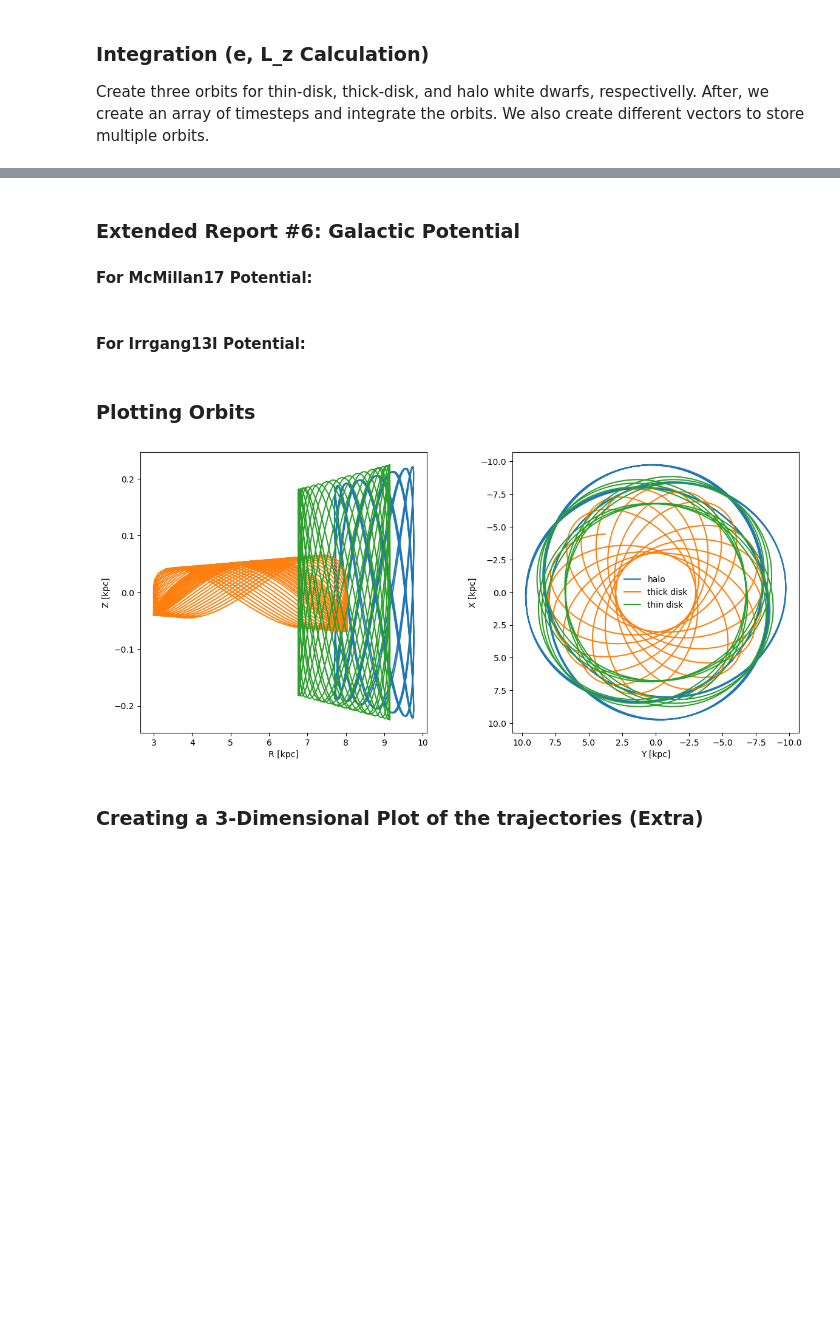
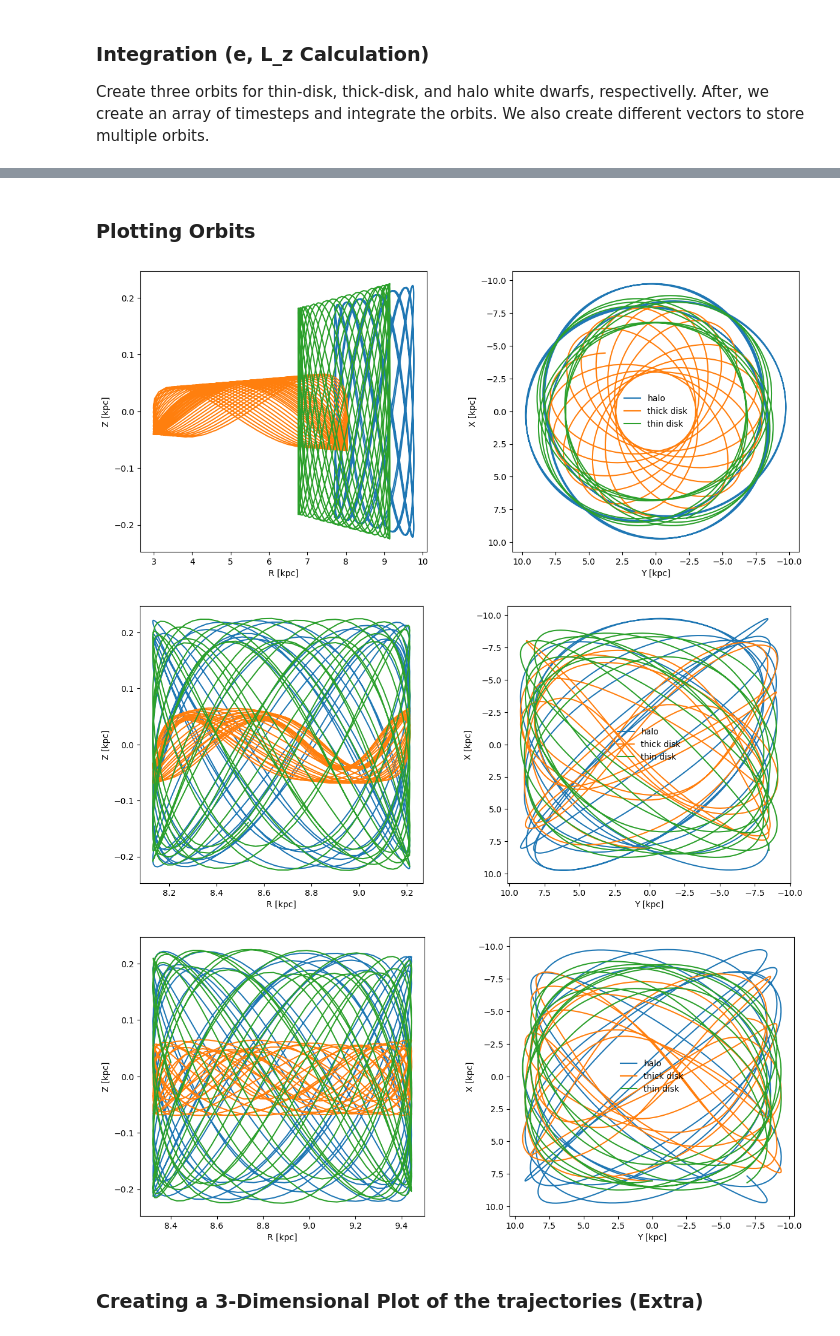
Before and after one commit to CherryWookie/Astrophysics-code, a Jupyter notebook: report2/final_simulation.ipynb, the cells around one changed output, grey strips where cells are left out. Saved outputs shown, nothing was run; the diff lists cells and outputs as text; code cells hidden in the pictures; blank space fills up the shorter version.

```diff
--- a/report2/final_simulation.ipynb
+++ b/report2/final_simulation.ipynb
@@ -172,3 +192,0 @@ e =  0.11792901173619037 Lz =  1880.3006740306503 km kpc / s
-# %% [markdown]
-### Extended Report #6: Galactic Potential
-#### For McMillan17 Potential:
@@ -233,2 +192,0 @@ e =  0.11792901173619037 Lz =  1880.3006740306503 km kpc / s
-# %% [markdown]
-#### For Irrgang13I Potential:
@@ -296,36 +193,80 @@ e =  0.11792901173619037 Lz =  1880.3006740306503 km kpc / s
 # %% [markdown]
 ### Plotting Orbits
 # %%
-# Plotting orbits
+# Plotting orbits MWPotential
+
 fig = pl.figure(figsize=(14,6))
 fig.subplots_adjust(wspace=0.3)
+
 ax1 = fig.add_subplot(121)
-
 ax1.plot(o_halo.R(ts,quantity=True),o_halo.z(ts,quantity=True))
 ax1.plot(o_thick.R(ts,quantity=True),o_thick.z(ts,quantity=True))
 ax1.plot(o_thin.R(ts,quantity=True),o_thin.z(ts,quantity=True))
-
-
 ax1.set_xlabel('R [kpc]')
 ax1.set_ylabel('Z [kpc]')
 
-
 ax2 = fig.add_subplot(122)
-
 ax2.plot(o_halo.y(ts,quantity=True),o_halo.x(ts,quantity=True), label='halo')
 ax2.plot(o_thick.y(ts,quantity=True),o_thick.x(ts,quantity=True), label='thick disk')
 ax2.plot(o_thin.y(ts,quantity=True),o_thin.x(ts,quantity=True), label='thin disk')
-
 ax2.set_xlabel('Y [kpc]')
 ax2.set_ylabel('X [kpc]')
+ax2.invert_xaxis()
+ax2.invert_yaxis()
 
 pl.legend(frameon=False)
+pl.show()
 
+# Plotting orbits McMillan17
+fig = pl.figure(figsize=(14,6))
+fig.subplots_adjust(wspace=0.3)
+
+ax1 = fig.add_subplot(121)
+ax1.plot(o_halo_mcm17.R(ts,quantity=True),o_halo.z(ts,quantity=True))
+ax1.plot(o_thick_mcm17.R(ts,quantity=True),o_thick.z(ts,quantity=True))
+ax1.plot(o_thin_mcm17.R(ts,quantity=True),o_thin.z(ts,quantity=True))
+ax1.set_xlabel('R [kpc]')
+ax1.set_ylabel('Z [kpc]')
+
+ax2 = fig.add_subplot(122)
+ax2.plot(o_halo_mcm17.y(ts,quantity=True),o_halo.x(ts,quantity=True), label='halo')
+ax2.plot(o_thick_mcm17.y(ts,quantity=True),o_thick.x(ts,quantity=True), label='thick disk')
+ax2.plot(o_thin_mcm17.y(ts,quantity=True),o_thin.x(ts,quantity=True), label='thin disk')
+ax2.set_xlabel('Y [kpc]')
+ax2.set_ylabel('X [kpc]')
 ax2.invert_xaxis()
 ax2.invert_yaxis()
+
+pl.legend(frameon=False)
 pl.show()
+
+
+# Plotting Orbits Irrgang
+fig = pl.figure(figsize=(14,6))
+fig.subplots_adjust(wspace=0.3)
+
+ax1 = fig.add_subplot(121)
+ax1.plot(o_halo_irrI.R(ts,quantity=True),o_halo.z(ts,quantity=True))
+ax1.plot(o_thick_irrI.R(ts,quantity=True),o_thick.z(ts,quantity=True))
+ax1.plot(o_thin_irrI.R(ts,quantity=True),o_thin.z(ts,quantity=True))
+ax1.set_xlabel('R [kpc]')
+ax1.set_ylabel('Z [kpc]')
+
+ax2 = fig.add_subplot(122)
+ax2.plot(o_halo_irrI.y(ts,quantity=True),o_halo.x(ts,quantity=True), label='halo')
+ax2.plot(o_thick_irrI.y(ts,quantity=True),o_thick.x(ts,quantity=True), label='thick disk')
+ax2.plot(o_thin_irrI.y(ts,quantity=True),o_thin.x(ts,quantity=True), label='thin disk')
+ax2.set_xlabel('Y [kpc]')
+ax2.set_ylabel('X [kpc]')
+ax2.invert_xaxis()
+ax2.invert_yaxis()
+
+pl.legend(frameon=False)
+pl.show()
 # %% [output]
 [figure]
+[figure, added]
+[figure, added]
 # %% [markdown]
 ### Creating a 3-Dimensional Plot of the trajectories (Extra)
 # %%
```
Also changed, not shown: parts of 5 cells of this notebook, 2 other files.
